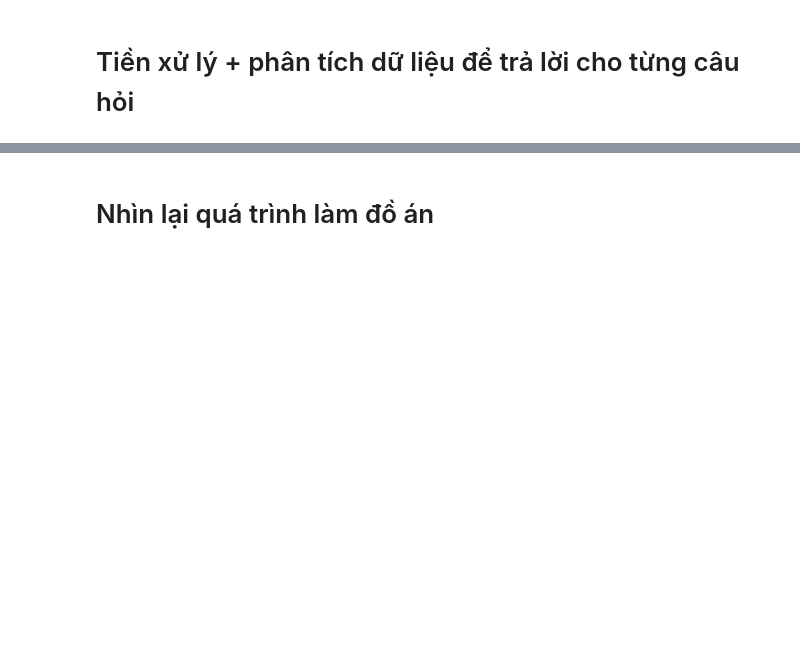
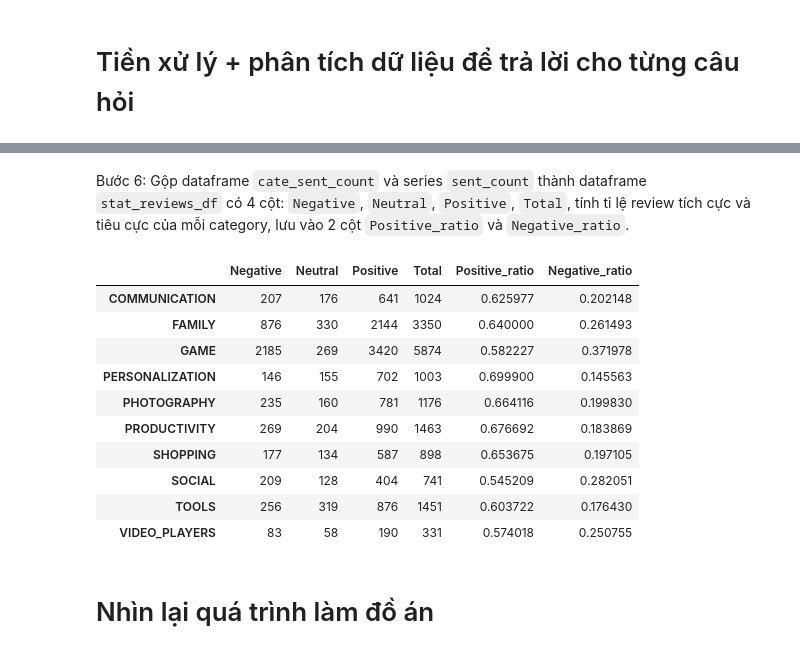
Before and after one commit to tqthangbl/P4DS-FinalProject, a Jupyter notebook: notebook.ipynb, the cells around one changed output, grey strips where cells are left out. Cells and saved outputs as stored; diff of their text form; code cells hidden in the pictures; blank space fills up the shorter version.

```diff
--- a/notebook.ipynb
+++ b/notebook.ipynb
@@ -878,0 +902,3 @@ Sau khi đã khám phá về dữ liệu và hiểu hơn về dữ liệu, ta th
+# %%
+merge_df = review_df.merge(app_df)[['Category', 'Sentiment']]
+merge_df
@@ -878,0 +921,6 @@ Sau khi đã khám phá về dữ liệu và hiểu hơn về dữ liệu, ta th
+# %%
+def in_top_10_cat_reviews(s):
+    return s in top_10_cat_reviews.index
+
+merge_top_10_df = merge_df[merge_df['Category'].apply(in_top_10_cat_reviews)]
+merge_top_10_df
@@ -878,0 +943,4 @@ Sau khi đã khám phá về dữ liệu và hiểu hơn về dữ liệu, ta th
+# %%
+sent_count = merge_top_10_df['Category'].value_counts().sort_index()
+sent_count.name = 'Total'
+sent_count
@@ -878,0 +961,3 @@ Sau khi đã khám phá về dữ liệu và hiểu hơn về dữ liệu, ta th
+# %%
+cate_sent_count = merge_top_10_df.groupby(['Category','Sentiment']).size().unstack(1)
+cate_sent_count
@@ -879,3 +977,22 @@ Sau khi đã khám phá về dữ liệu và hiểu hơn về dữ liệu, ta th
+# %% [markdown]
+Bước 6: Gộp dataframe `cate_sent_count` và series `sent_count` thành dataframe `stat_reviews_df` có 4 cột: `Negative`, `Neutral`, `Positive`, `Total`, tính tỉ lệ review tích cực và tiêu cực của mỗi category, lưu vào 2 cột `Positive_ratio` và `Negative_ratio`.
+# %%
+stat_reviews_df = pd.concat([cate_sent_count, sent_count], axis=1)
+stat_reviews_df['Positive_ratio'] = stat_reviews_df['Positive'] / stat_reviews_df['Total']
+stat_reviews_df['Negative_ratio'] = stat_reviews_df['Negative'] / stat_reviews_df['Total']
+stat_reviews_df
+# %% [output]
+|  | Negative | Neutral | Positive | Total | Positive_ratio | Negative_ratio |
+| COMMUNICATION | 207 | 176 | 641 | 1024 | 0.625977 | 0.202148 |
+| FAMILY | 876 | 330 | 2144 | 3350 | 0.640000 | 0.261493 |
+| GAME | 2185 | 269 | 3420 | 5874 | 0.582227 | 0.371978 |
+| PERSONALIZATION | 146 | 155 | 702 | 1003 | 0.699900 | 0.145563 |
+| PHOTOGRAPHY | 235 | 160 | 781 | 1176 | 0.664116 | 0.199830 |
+| PRODUCTIVITY | 269 | 204 | 990 | 1463 | 0.676692 | 0.183869 |
+| SHOPPING | 177 | 134 | 587 | 898 | 0.653675 | 0.197105 |
+| SOCIAL | 209 | 128 | 404 | 741 | 0.545209 | 0.282051 |
+| TOOLS | 256 | 319 | 876 | 1451 | 0.603722 | 0.176430 |
+| VIDEO_PLAYERS | 83 | 58 | 190 | 331 | 0.574018 | 0.250755 |
 # %% [markdown]
 # Nhìn lại quá trình làm đồ án
 # %% [markdown]
```
Also changed, not shown: parts of 16 cells of this notebook.
